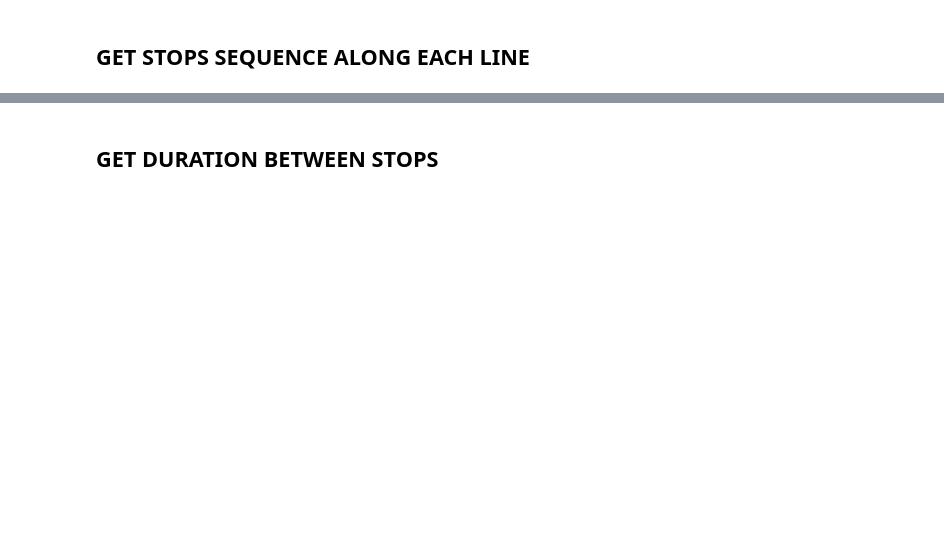
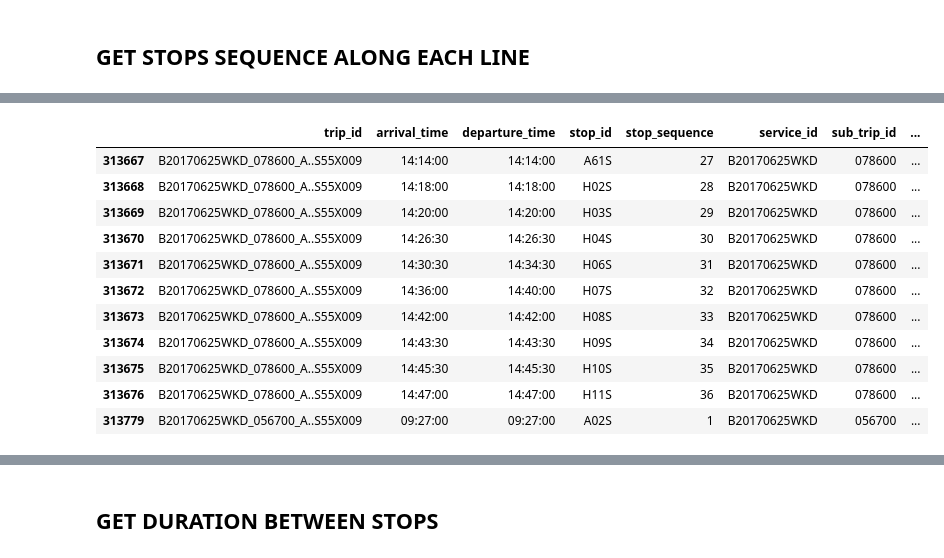
Before and after one commit to rvecsler/Network_Project, a Jupyter notebook: subway_stop_sequence_and_duration.ipynb, the cells around one changed output, grey strips where cells are left out. Cells and saved outputs as stored; diff of their text form; code cells hidden in the pictures; blank space fills up the shorter version.

```diff
--- a/subway_stop_sequence_and_duration.ipynb
+++ b/subway_stop_sequence_and_duration.ipynb
@@ -218,0 +303,16 @@ for i in train2.keys():
+# %%
+stop_times[stop_times['train+direction']==
+                      'A..S55X009'].iloc[26:37]
+# %% [output]
+|  | trip_id | arrival_time | departure_time | stop_id | stop_sequence | service_id | sub_trip_id | ... |
+| 313667 | B20170625WKD_078600_A..S55X009 | 14:14:00 | 14:14:00 | A61S | 27 | B20170625WKD | 078600 | ... |
+| 313668 | B20170625WKD_078600_A..S55X009 | 14:18:00 | 14:18:00 | H02S | 28 | B20170625WKD | 078600 | ... |
+| 313669 | B20170625WKD_078600_A..S55X009 | 14:20:00 | 14:20:00 | H03S | 29 | B20170625WKD | 078600 | ... |
+| 313670 | B20170625WKD_078600_A..S55X009 | 14:26:30 | 14:26:30 | H04S | 30 | B20170625WKD | 078600 | ... |
+| 313671 | B20170625WKD_078600_A..S55X009 | 14:30:30 | 14:34:30 | H06S | 31 | B20170625WKD | 078600 | ... |
+| 313672 | B20170625WKD_078600_A..S55X009 | 14:36:00 | 14:40:00 | H07S | 32 | B20170625WKD | 078600 | ... |
+| 313673 | B20170625WKD_078600_A..S55X009 | 14:42:00 | 14:42:00 | H08S | 33 | B20170625WKD | 078600 | ... |
+| 313674 | B20170625WKD_078600_A..S55X009 | 14:43:30 | 14:43:30 | H09S | 34 | B20170625WKD | 078600 | ... |
+| 313675 | B20170625WKD_078600_A..S55X009 | 14:45:30 | 14:45:30 | H10S | 35 | B20170625WKD | 078600 | ... |
+| 313676 | B20170625WKD_078600_A..S55X009 | 14:47:00 | 14:47:00 | H11S | 36 | B20170625WKD | 078600 | ... |
+| 313779 | B20170625WKD_056700_A..S55X009 | 09:27:00 | 09:27:00 | A02S | 1 | B20170625WKD | 056700 | ... |
```
Also changed, not shown: parts of 31 cells of this notebook.
